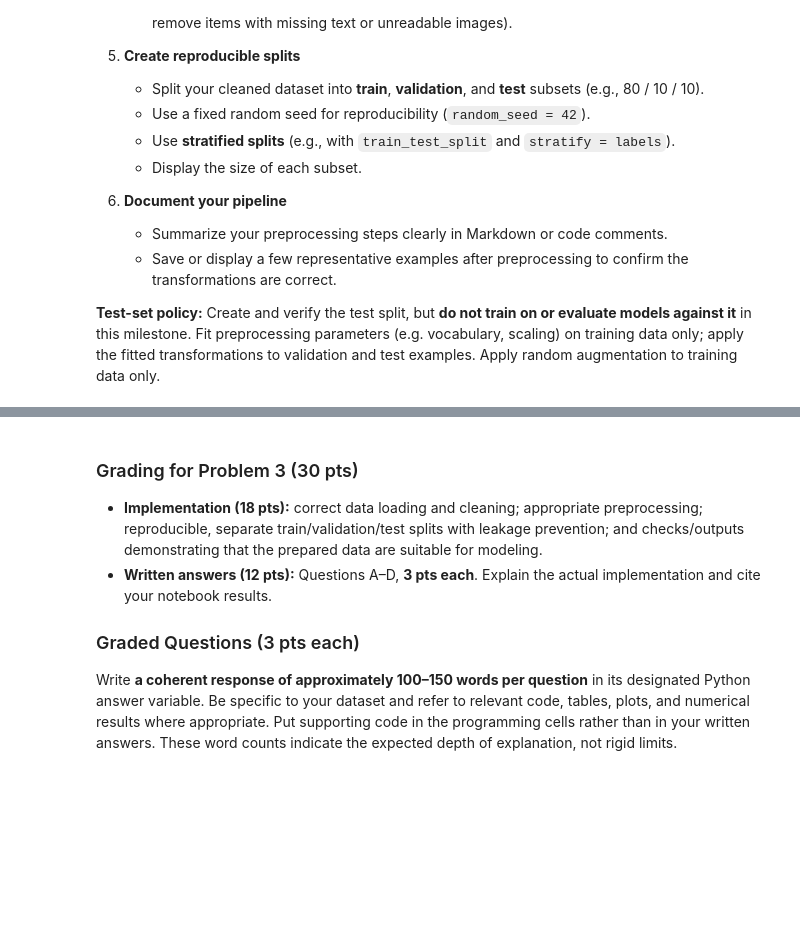
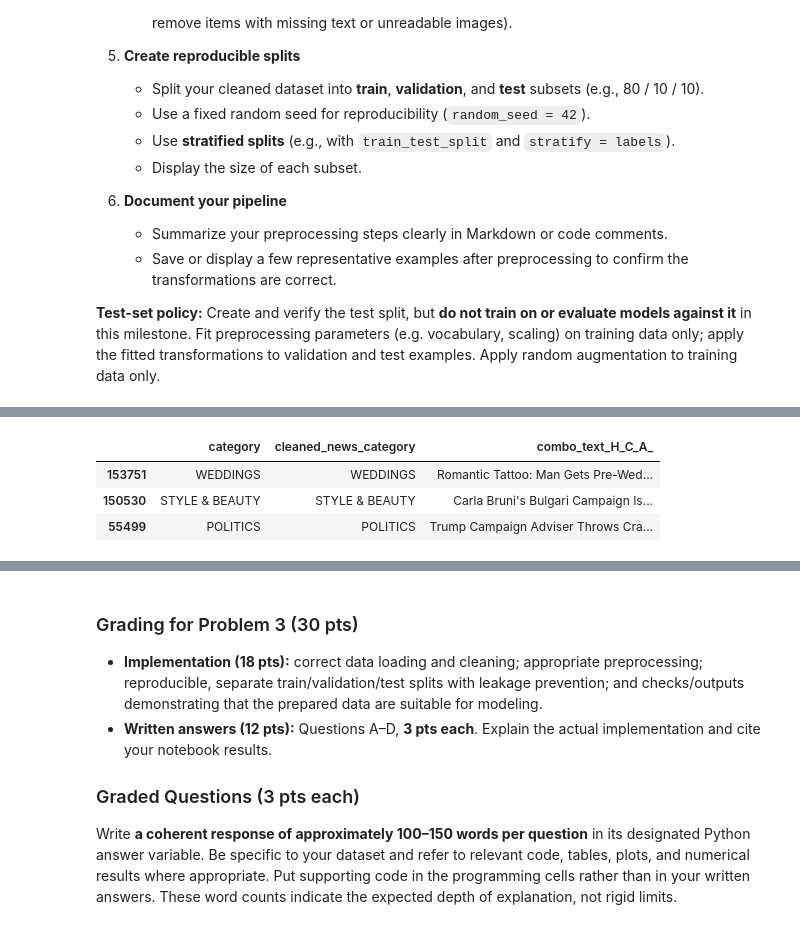
Before and after one commit to raffwh/dx703_hw, a Jupyter notebook: notebooks/Final_Project_Milestone_1.ipynb, the cells around one changed output, grey strips where cells are left out. Saved outputs shown, nothing was run; the diff lists cells and outputs as text; code cells hidden in the pictures; blank space fills up the shorter version.

```diff
--- a/notebooks/Final_Project_Milestone_1.ipynb
+++ b/notebooks/Final_Project_Milestone_1.ipynb
@@ -813,0 +1154,45 @@ Implement the **data preparation and preprocessing steps** that you proposed in
+# %%
+
+#      PREPROCESSING       2
+# ======================================
+#
+
+##_____ CREATE FINAL LABELS _____ ##: merging some of the overlaps or low counts
+label_groups = {
+    'ARTS & CULTURE'        :   [ 'ARTS', 'ARTS & CULTURE', 'CULTURE & ARTS'],
+    'WORLD NEWS'            :   [ 'WORLDPOST','WORLD NEWS' ,'THE WORLDPOST'   ],
+    'PARENTING'             :   [ 'PARENTS', 'PARENTING'   ],
+    'STYLE & BEAUTY'        :   [ 'STYLE', 'STYLE & BEAUTY'   ],
+    'FOOD & DRINK'          :   [ 'TASTE'  , 'FOOD & DRINK',   ],
+    'ENVIRONMENT'           :   [ 'GREEN', 'ENVIRONMENT'   ],
+    'WELLNESS'              :   [ 'HEALTHY LIVING' , 'WELLNESS'   ],
+}
+
+## __Convert grouped labels into a lookup dictionary
+label_mapping = {
+    original: merged
+    for merged, originals in label_groups.items()
+    for original in originals
+}
+
+df_cleaned_3 = (
+    df_cleaned_2
+    .assign(
+        cleaned_news_category = lambda x: (
+            x["category"]
+            .map(label_mapping)
+            .fillna(x["category"])
+        )
+    )
+)
+
+
+##### •••••• ####
+##### REVIEWING THE PREPROCESSING
+
+view_content(df_cleaned_3.sample(3)[["category", "cleaned_news_category", "combo_text_H_C_A_"]])
+# %% [output]
+|  | category | cleaned_news_category | combo_text_H_C_A_ |
+| 153751 | WEDDINGS | WEDDINGS | Romantic Tattoo: Man Gets Pre-Wed... |
+| 150530 | STYLE & BEAUTY | STYLE & BEAUTY | Carla Bruni's Bulgari Campaign Is... |
+| 55499 | POLITICS | POLITICS | Trump Campaign Adviser Throws Cra... |
```
Also changed, not shown: parts of 41 cells of this notebook, 2 other files.
